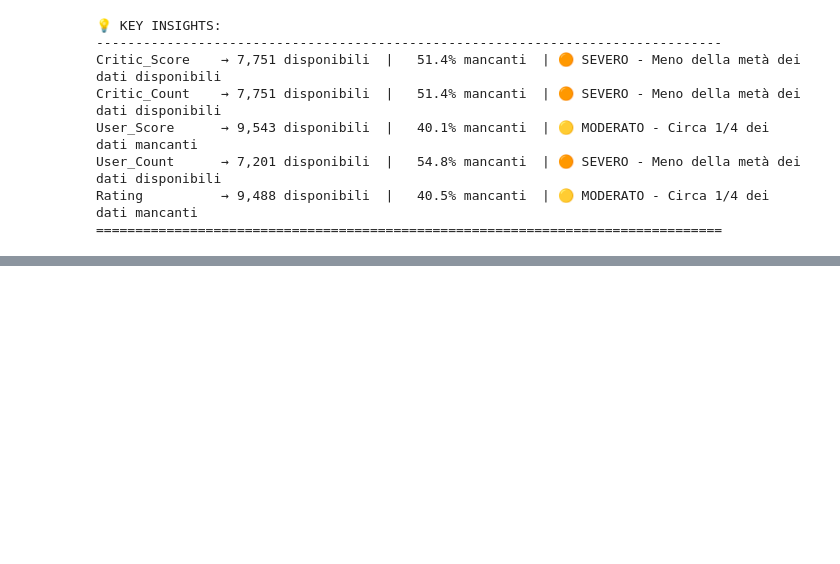
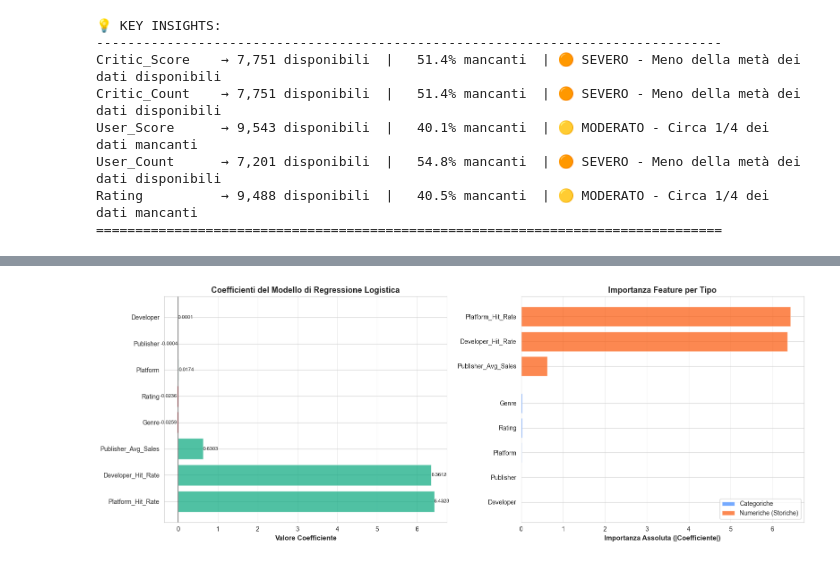
Before and after one commit to LorenzoAnogITSAR/esame_dva, a Jupyter notebook: analisi2.ipynb, the cells around one changed output, grey strips where cells are left out. Cells and saved outputs as stored; diff of their text form; code cells hidden in the pictures; blank space fills up the shorter version.

```diff
--- a/analisi2.ipynb
+++ b/analisi2.ipynb
@@ -362,0 +1170,95 @@ Rating          → 9,488 disponibili  |   40.5% mancanti  | 🟡 MODERATO - Cir
+# %%
+# Analisi dei coefficienti del modello
+print("\n🔍 ANALISI COEFFICIENTI DEL MODELLO")
+print("=" * 80)
+
+# Crea dataframe con i coefficienti
+coef_df = pd.DataFrame({
+    'Feature': all_features,
+    'Coefficient': model.coef_[0],
+    'Abs_Coefficient': np.abs(model.coef_[0])
+}).sort_values('Abs_Coefficient', ascending=False)
+
+print("\nCoefficienti delle Feature (ordine di importanza):")
+print(coef_df.to_string(index=False))
+
+print(f"\nIntercept: {model.intercept_[0]:.4f}")
+
+# Separa feature categoriche e numeriche per la visualizzazione
+coef_df['Type'] = coef_df['Feature'].apply(lambda x: 'Numerica (Storica)' if x in numerical_features else 'Categorica')
+
+# Visualizzazione dei coefficienti
+fig, (ax1, ax2) = plt.subplots(1, 2, figsize=(16, 6))
+
+# Grafico 1: Tutti i coefficienti
+colors = ['#E63946' if x < 0 else '#06A77D' for x in coef_df['Coefficient']]
+ax1.barh(range(len(coef_df)), coef_df['Coefficient'], color=colors, alpha=0.7)
+
+ax1.set_yticks(range(len(coef_df)))
+ax1.set_yticklabels(coef_df['Feature'])
+ax1.set_xlabel('Valore Coefficiente', fontsize=11, fontweight='bold')
+ax1.set_title('Coefficienti del Modello di Regressione Logistica', fontsize=13, fontweight='bold')
+ax1.axvline(x=0, color='black', linestyle='-', linewidth=0.8)
+ax1.grid(True, alpha=0.3, axis='x')
+
+# Aggiungi valori sui bar
+for i, (idx, row) in enumerate(coef_df.iterrows()):
+    value = row['Coefficient']
+    x_pos = value + (0.0005 if value > 0 else -0.0005)
+    ha = 'left' if value > 0 else 'right'
+    ax1.text(x_pos, i, f"{value:.4f}", va='center', ha=ha, fontsize=8)
+
+# Grafico 2: Importanza assoluta per tipo
+coef_categorical = coef_df[coef_df['Type'] == 'Categorica'].sort_values('Abs_Coefficient', ascending=True)
+coef_numerical = coef_df[coef_df['Type'] == 'Numerica (Storica)'].sort_values('Abs_Coefficient', ascending=True)
+
+y_pos = 0
+y_labels = []
+y_ticks = []
+bar_colors = []
+
+# Aggiungi feature categoriche
+for idx, row in coef_categorical.iterrows():
+    ax2.barh(y_pos, row['Abs_Coefficient'], color='#3A86FF', alpha=0.7)
+    y_labels.append(row['Feature'])
+    y_ticks.append(y_pos)
+    bar_colors.append('#3A86FF')
+    y_pos += 1
+
+# Spazio tra i gruppi
+y_pos += 0.5
+
+# Aggiungi feature numeriche
+for idx, row in coef_numerical.iterrows():
+    ax2.barh(y_pos, row['Abs_Coefficient'], color='#FB5607', alpha=0.7)
+    y_labels.append(row['Feature'])
+    y_ticks.append(y_pos)
+    bar_colors.append('#FB5607')
+    y_pos += 1
+
+ax2.set_yticks(y_ticks)
+ax2.set_yticklabels(y_labels)
+ax2.set_xlabel('Importanza Assoluta (|Coefficiente|)', fontsize=11, fontweight='bold')
+ax2.set_title('Importanza Feature per Tipo', fontsize=13, fontweight='bold')
+ax2.grid(True, alpha=0.3, axis='x')
+
+# Aggiungi legenda
+from matplotlib.patches import Patch
+legend_elements = [
+    Patch(facecolor='#3A86FF', alpha=0.7, label='Categoriche'),
+    Patch(facecolor='#FB5607', alpha=0.7, label='Numeriche (Storiche)')
+]
+ax2.legend(handles=legend_elements, loc='lower right', fontsize=10)
+
+plt.tight_layout()
+plt.show()
+
+print("\n💡 INTERPRETAZIONE:")
+print("   - Coefficienti POSITIVI → aumentano la probabilità di essere un Hit")
+print("   - Coefficienti NEGATIVI → diminuiscono la probabilità di essere un Hit")
+print("\n📊 FEATURE STORICHE AGGIUNTE:")
+print("   - Publisher_Avg_Sales: Media vendite storiche del publisher")
+print("   - Developer_Hit_Rate: % di hit storici del developer")
+print("   - Platform_Hit_Rate: % di hit storici della piattaforma")
+print("=" * 80)
+# %% [output]
@@ -362,0 +1280 @@ Rating          → 9,488 disponibili  |   40.5% mancanti  | 🟡 MODERATO - Cir
+[figure, added]
```
Also changed, not shown: parts of 15 cells of this notebook, 1 other file.
